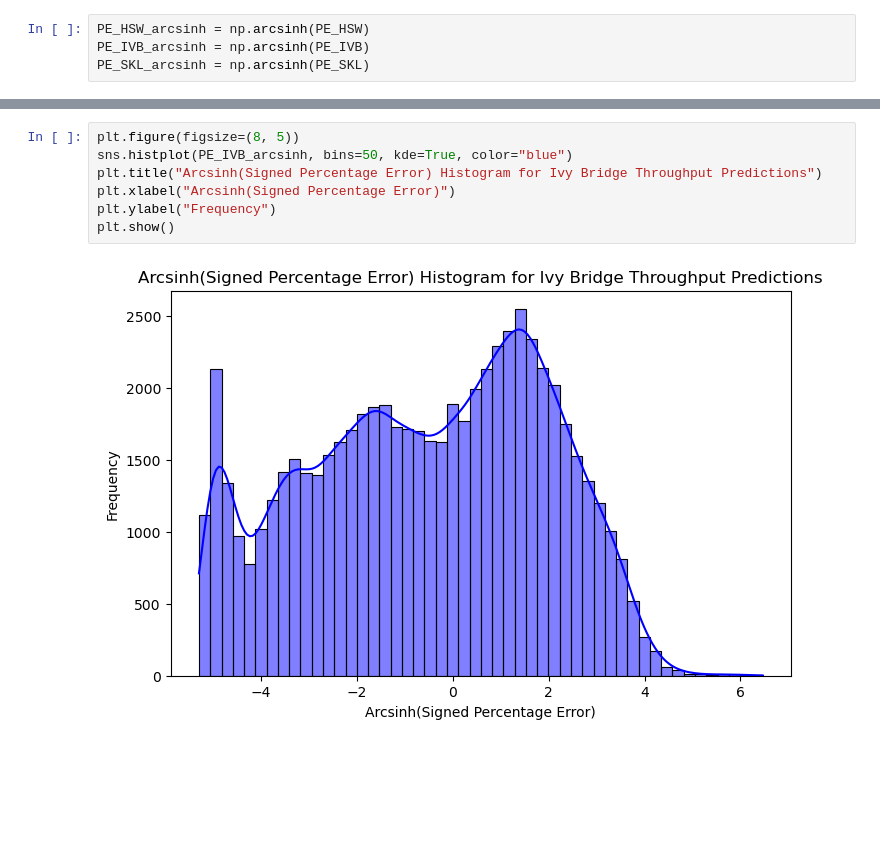
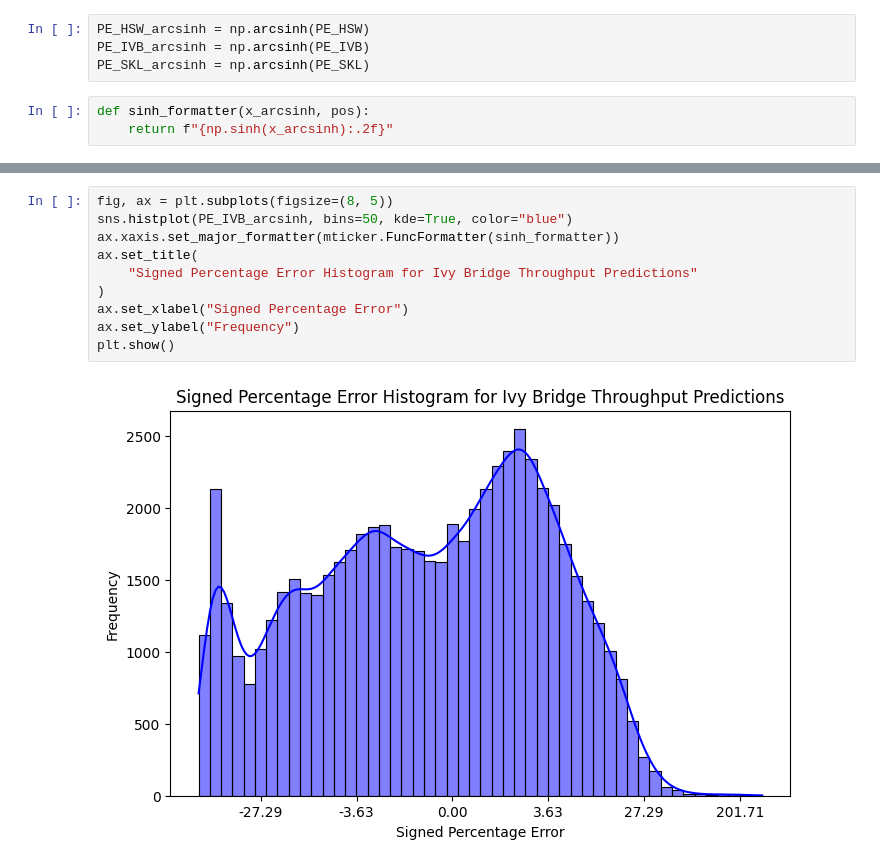
Before and after one commit to JaHyoty/Ithemal-model-training, a Jupyter notebook: train_and_evaluate.ipynb, the cells around one changed output, grey strips where cells are left out. Cells and saved outputs as stored; diff of their text form; blank space fills up the shorter version.

Commit message:
Use true value on x-axis for histograms

```diff
--- a/train_and_evaluate.ipynb
+++ b/train_and_evaluate.ipynb
@@ -551,4 +550,7 @@ plt.show()
 PE_HSW_arcsinh = np.arcsinh(PE_HSW)
 PE_IVB_arcsinh = np.arcsinh(PE_IVB)
 PE_SKL_arcsinh = np.arcsinh(PE_SKL)
+# %%
+def sinh_formatter(x_arcsinh, pos):
+    return f"{np.sinh(x_arcsinh):.2f}"
 # %%
@@ -563,10 +566,13 @@ plt.show()
 # %%
-plt.figure(figsize=(8, 5))
+fig, ax = plt.subplots(figsize=(8, 5))
 sns.histplot(PE_IVB_arcsinh, bins=50, kde=True, color="blue")
-plt.title("Arcsinh(Signed Percentage Error) Histogram for Ivy Bridge Throughput Predictions")
-plt.xlabel("Arcsinh(Signed Percentage Error)")
-plt.ylabel("Frequency")
+ax.xaxis.set_major_formatter(mticker.FuncFormatter(sinh_formatter))
+ax.set_title(
+    "Signed Percentage Error Histogram for Ivy Bridge Throughput Predictions"
+)
+ax.set_xlabel("Signed Percentage Error")
+ax.set_ylabel("Frequency")
 plt.show()
 # %% [output]
-[figure, old version]
+[figure, new version]
 # %%
```
Also changed, not shown: parts of 4 cells of this notebook.
